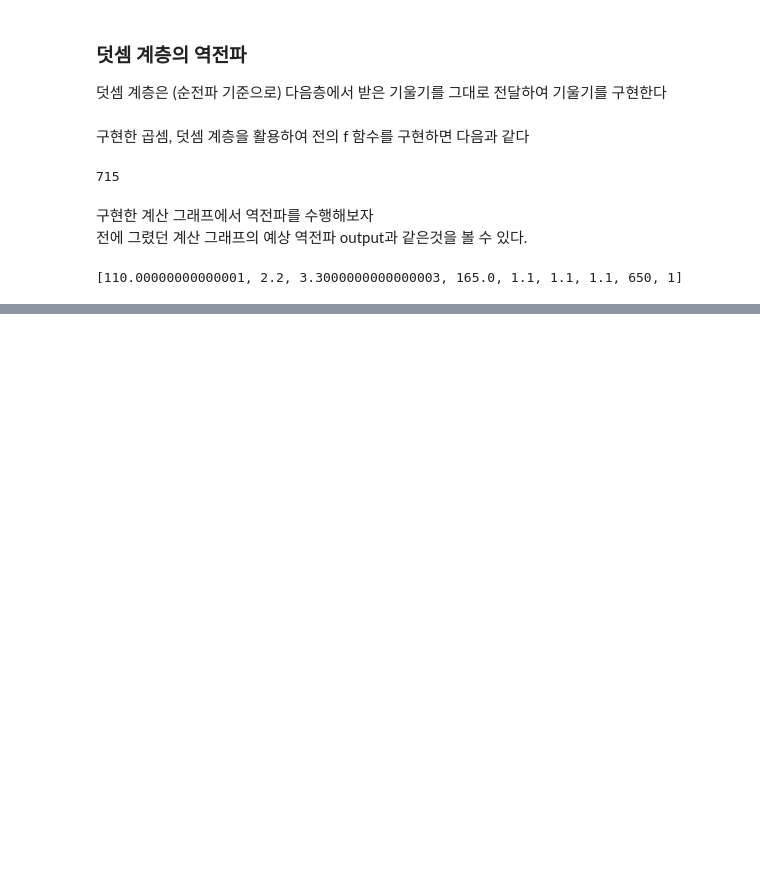
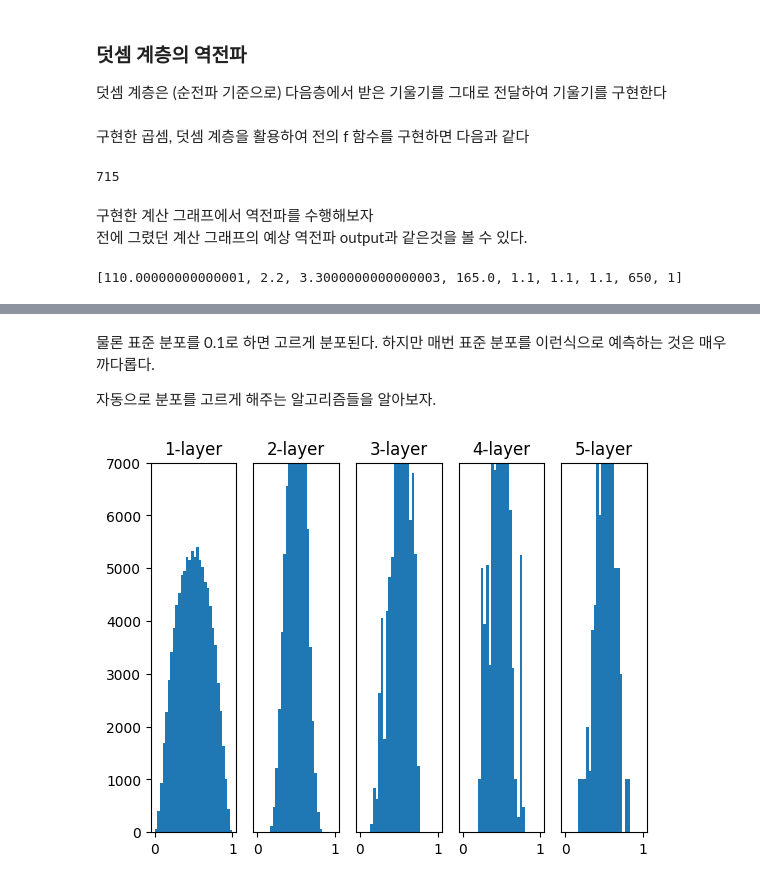
Before and after one commit to pmh-only/dl-learn, a Jupyter notebook: main.ipynb, the cells around one changed output, grey strips where cells are left out. Cells and saved outputs as stored; diff of their text form; code cells hidden in the pictures; blank space fills up the shorter version.

```diff
--- a/main.ipynb
+++ b/main.ipynb
@@ -1279,0 +1606,12 @@ class Relu:
+# %% [markdown]
+물론 표준 분포를 0.1로 하면 고르게 분포된다. 하지만 매번 표준 분포를 이런식으로 예측하는 것은 매우 까다롭다.
+
+자동으로 분포를 고르게 해주는 알고리즘들을 알아보자.
+# %%
+def f(node_num):
+  return np.random.randn(node_num, node_num) * 0.1
+
+test_w_init(f)
+plt.show()
+# %% [output]
+[figure, added]
```
Also changed, not shown: parts of 38 cells of this notebook, 5 other files.
